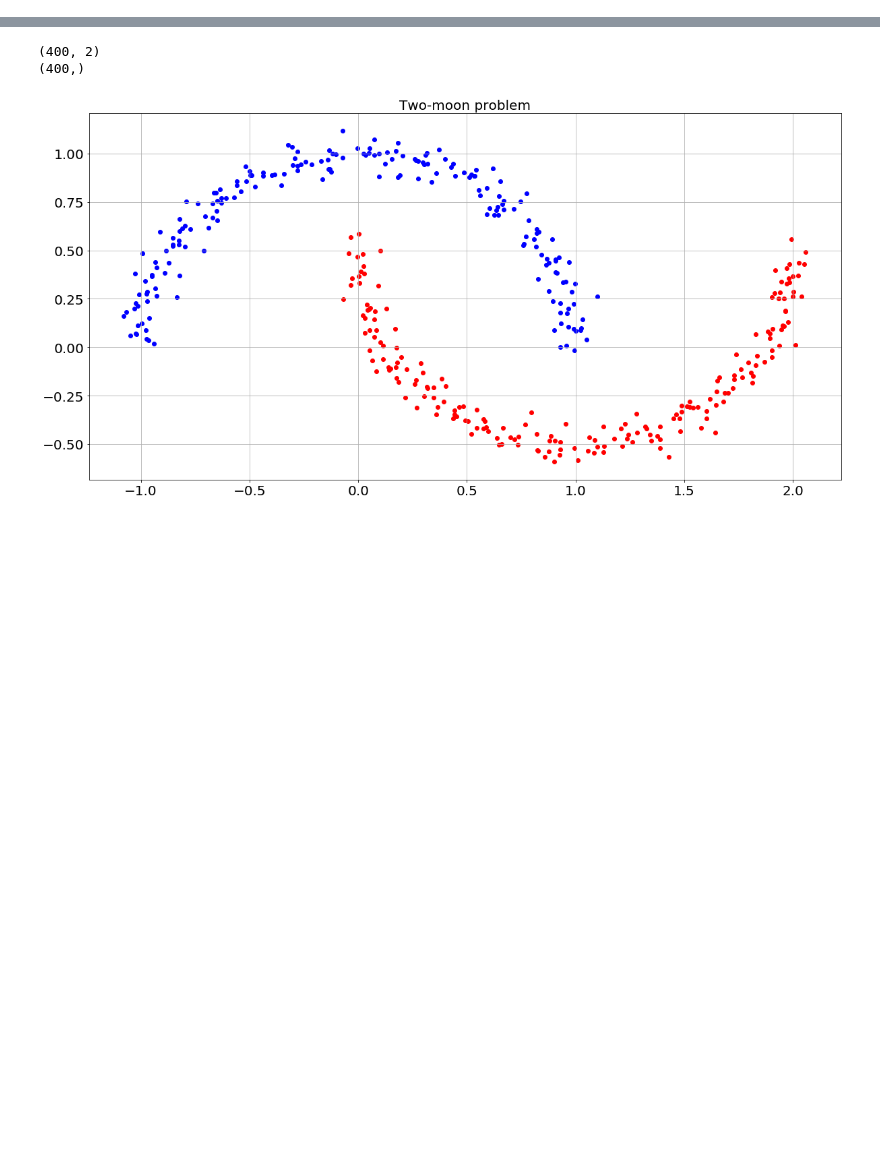
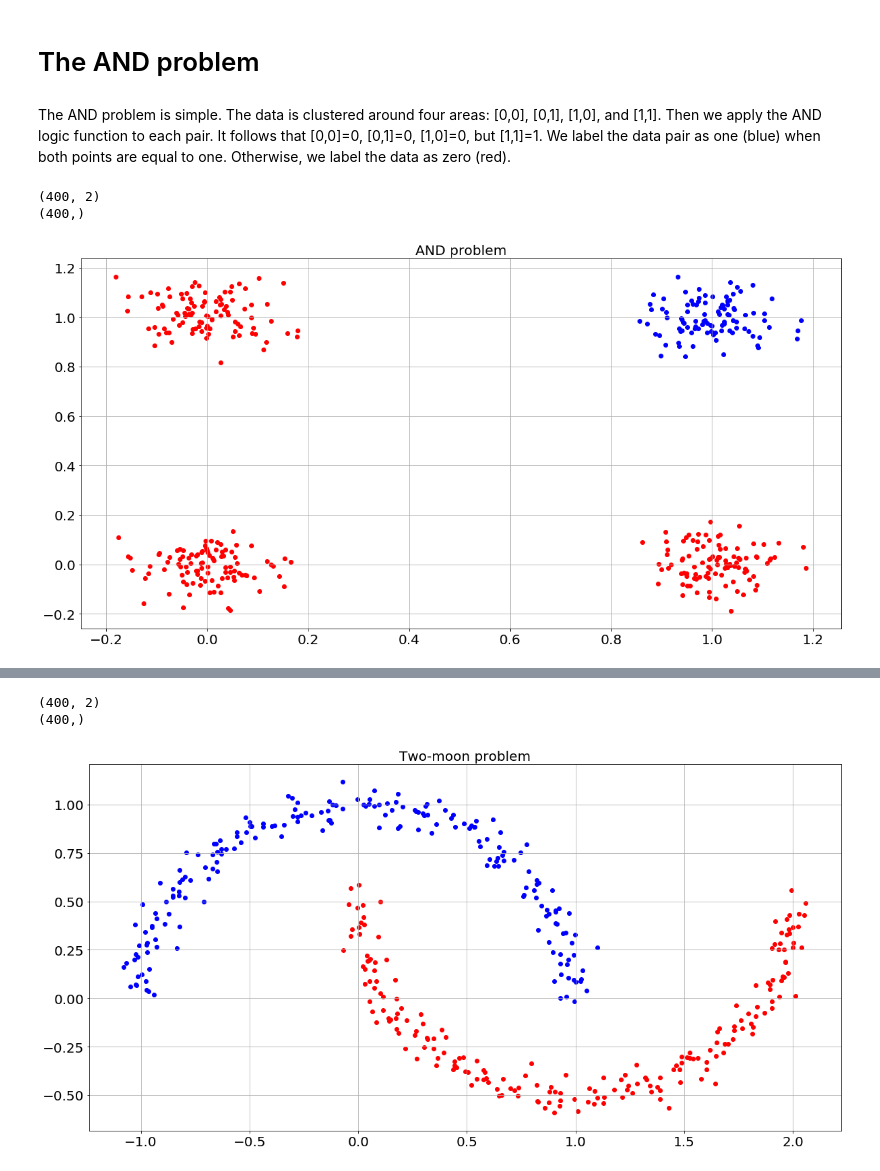
Before and after one commit to naftalic/academicpages.github.io, a Jupyter notebook: notebooks/xor.ipynb, the cells around one changed output, grey strips where cells are left out. Saved outputs shown, nothing was run; the diff lists cells and outputs as text; code cells hidden in the pictures; blank space fills up the shorter version.

```diff
--- a/notebooks/xor.ipynb
+++ b/notebooks/xor.ipynb
@@ -2,0 +45,30 @@ The minimum number of neural-network layers for classification of separable feat
+# %% [markdown]
+# The AND problem
+# %% [markdown]
+The AND problem is simple. The data is clustered around four areas: [0,0], [0,1], [1,0], and [1,1]. Then we apply the AND logic function to each pair. It follows that [0,0]=0, [0,1]=0, [1,0]=0, but [1,1]=1. We label the data pair as one (blue) when both points are equal to one. Otherwise, we label the data as zero (red).
+# %%
+# Generate Data
+data1 = np.random.multivariate_normal( [0,0], sigma, npts)
+data2 = np.random.multivariate_normal( [0,1], sigma, npts)
+data3 = np.random.multivariate_normal( [1,0], sigma, npts)
+data4 = np.random.multivariate_normal( [1,1], sigma, npts)
+
+and_data = np.concatenate((data1, data2, data3, data4)) # data
+and_labels = np.concatenate((np.ones((3*npts)),np.zeros((npts)))) # labels
+print(and_data.shape)
+print(and_labels.shape)
+
+plt.figure(figsize=(20,10))
+plt.scatter(and_data[:,0][and_labels==0], and_data[:,1][and_labels==0],c='b')
+plt.scatter(and_data[:,0][and_labels==1], and_data[:,1][and_labels==1],c='r')
+
+plt.plot()
+plt.title('AND problem',fontsize=20)
+plt.xticks(fontsize=20)
+plt.yticks(fontsize=20)
+plt.grid('on')
+plt.show()
+# %% [output]
+(400, 2)
+(400,)
+[figure, added]
```
Also changed, not shown: parts of 33 cells of this notebook.
